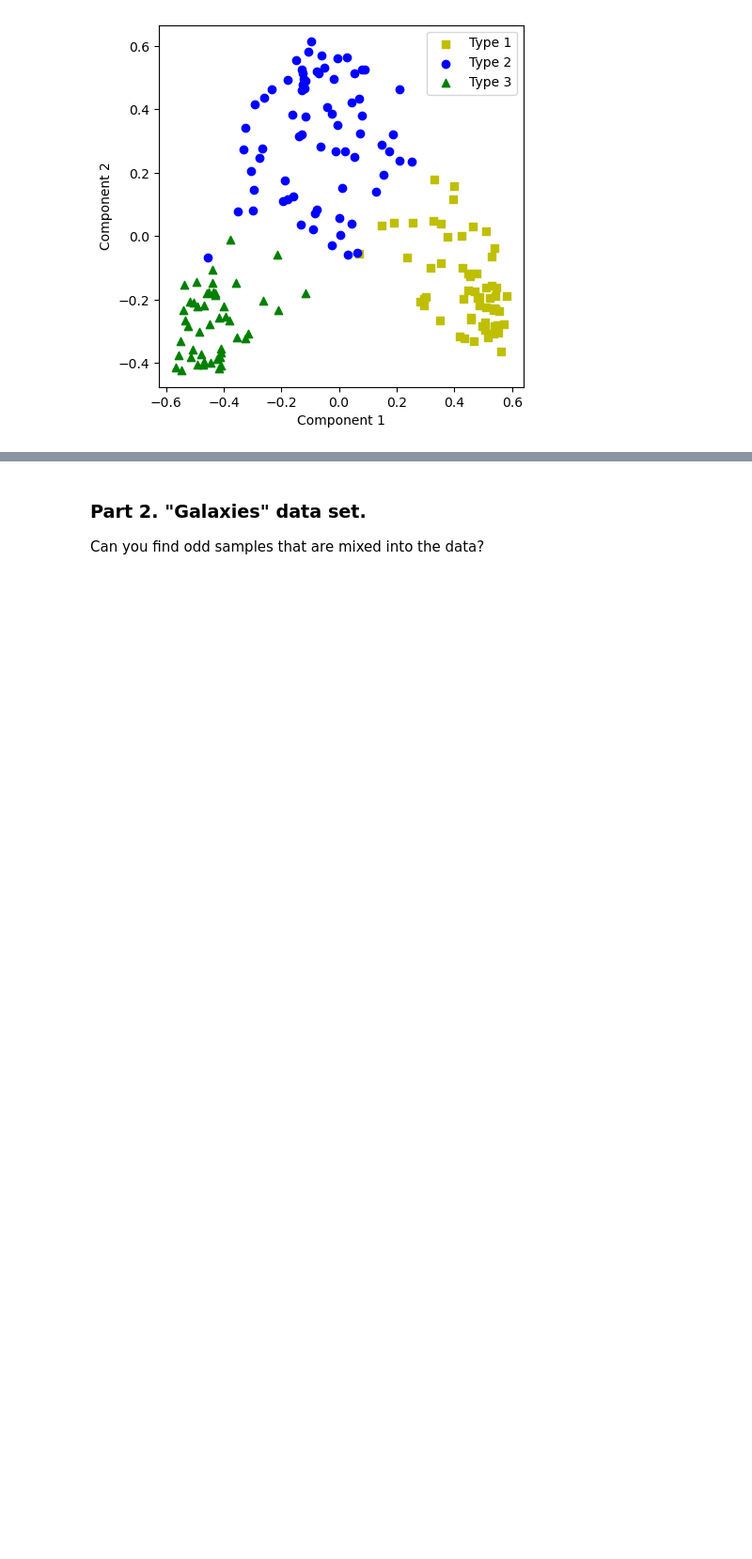
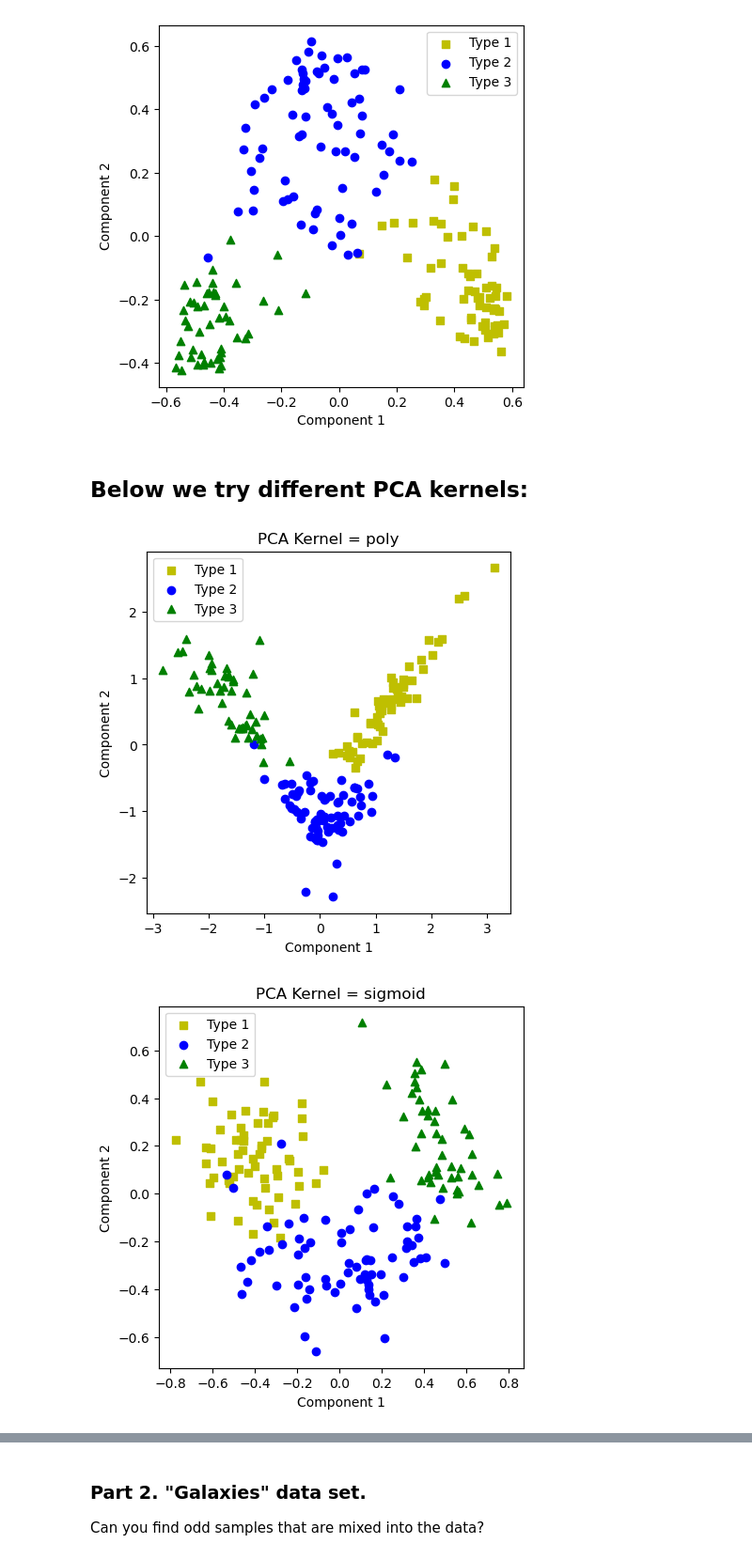
Before and after one commit to Nihilol/AppliedML2023, a Jupyter notebook: Week2/DimReductionPart1.ipynb, the cells around one changed output, grey strips where cells are left out. Shown at 94% size. Drawn from its saved outputs; the diff is of its cells as text; code cells hidden in the pictures; blank space fills up the shorter version.

```diff
--- a/Week2/DimReductionPart1.ipynb
+++ b/Week2/DimReductionPart1.ipynb
@@ -71,7 +71,7 @@ The data set is small and contains three classes of objects, each with a fairly
 Source: https://archive.ics.uci.edu/ml/datasets/wine.
 # %%
 # a quick function for plotting our PCA components
-def plot_pca(y_pcs, y):
+def plot_pca(y_pcs, y, title = None):
     #=== plot PCA results
     fig, ax = plt.subplots(1, figsize=(5, 5), dpi=100)
     #ax.set_xlim(np.percentile(y_pcs[:,0], 99), np.percentile(y_pcs[:,0], 1))
@@ -91,6 +91,8 @@ def plot_pca(y_pcs, y):
     ax.scatter(y_pcs[is_type3, 0], y_pcs[is_type3, 1],
                c='g', marker='^', label='Type 3')
     ax.legend()
+    if title is not None:
+        ax.set_title(title)
     plt.show()
     return
 # %% [markdown]
@@ -225,3 +212,41 @@ y_pcs = kpca.fit_transform(X_std)
 plot_pca(y_pcs, y)
 # %% [output]
 [figure]
+# %% [markdown]
+## Below we try different PCA kernels:
+# %%
+# standardize X
+transform = preprocessing.StandardScaler()
+X_std2 = transform.fit_transform(X)
+
+# transform X_norm
+kpca2 = KernelPCA(n_components=2, kernel='poly')
+y_pcs2 = kpca2.fit_transform(X_std2)
+
+# plot new PCA results
+plot_pca(y_pcs2, y, title = "PCA Kernel = poly")
+
+# standardize X
+transform = preprocessing.StandardScaler()
+X_std3 = transform.fit_transform(X)
+
+# transform X_norm
+kpca3 = KernelPCA(n_components=2, kernel='sigmoid')
+y_pcs3 = kpca3.fit_transform(X_std3)
+
+# plot new PCA results
+plot_pca(y_pcs3, y, title = "PCA Kernel = sigmoid")
+
+# standardize X
+transform = preprocessing.StandardScaler()
+X_std4 = transform.fit_transform(X)
+
+# transform X_norm
+kpca4 = KernelPCA(n_components=2, kernel='cosine')
+y_pcs4 = kpca4.fit_transform(X_std4)
+
+# plot new PCA results
+plot_pca(y_pcs4, y, title = "PCA Kernel = cosine")
+# %% [output]
+[figure, added]
+[figure, added]
```
Also changed, not shown: parts of 11 cells of this notebook.
